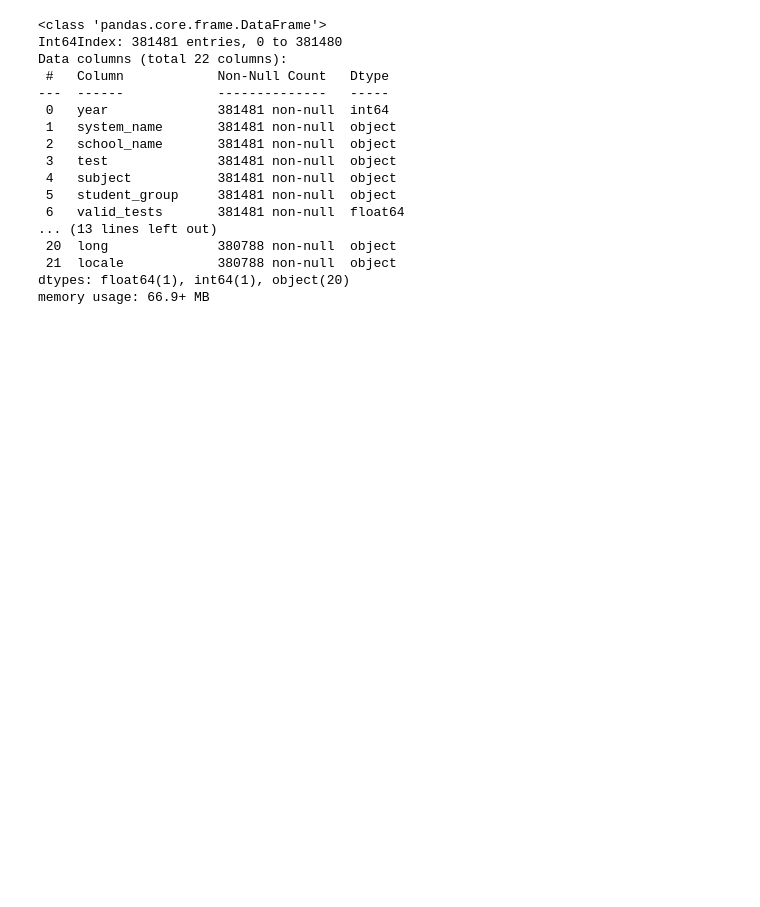
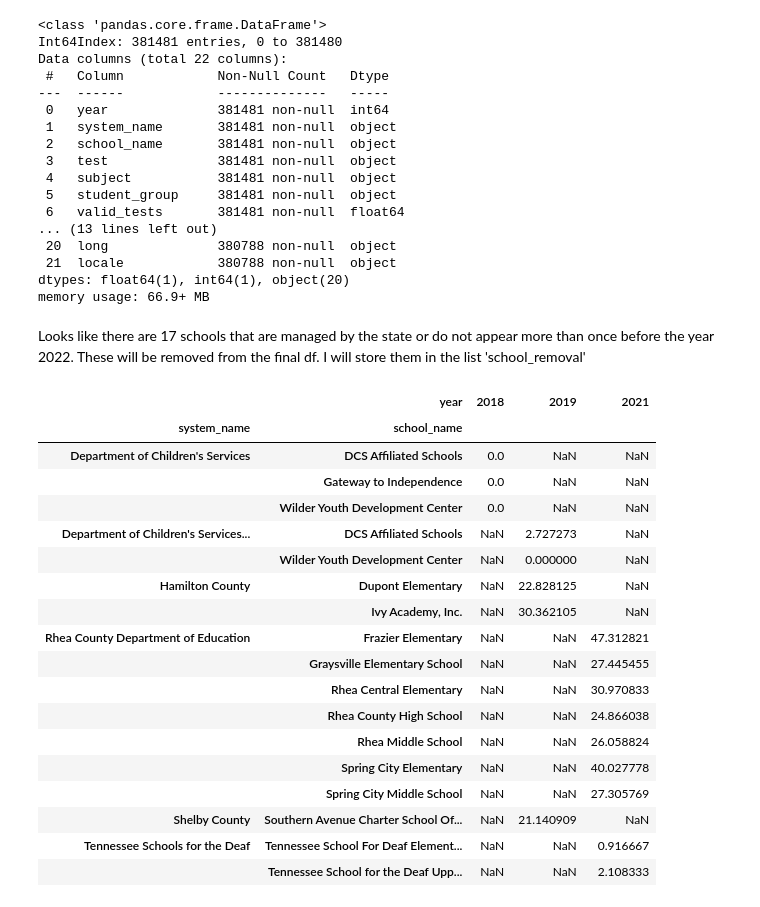
Before and after one commit to Claytor/Capstone_TN_COVID_School_Achievement_Impact, a Jupyter notebook: notebooks/school_assessments_join.ipynb, the cells around one changed output. Cells and saved outputs as stored; diff of their text form; code cells hidden in the pictures; blank space fills up the shorter version.

Commit message:
Found the unmatched schools

```diff
--- a/notebooks/school_assessments_join.ipynb
+++ b/notebooks/school_assessments_join.ipynb
@@ -350,3 +363,41 @@ Data columns (total 22 columns):
  21  locale            380788 non-null  object
 dtypes: float64(1), int64(1), object(20)
 memory usage: 66.9+ MB
+# %% [markdown]
+Looks like there are 17 schools that are managed by the state or do not appear more than once before the year 2022.  These will be removed from the final df.  I will store them in the list 'school_removal'
+# %%
+# Replacing nan values with 0
+
+#looking at NaN values
+nan_merge = assessments[assessments.isna().any(axis=1)]
+nan_merge = nan_merge[['year', 'system_name', 'school_name', 'pct_met_exceeded']]
+nan_merge['pct_met_exceeded'] = nan_merge['pct_met_exceeded'].replace('**', '0')
+nan_merge['pct_met_exceeded'] = nan_merge['pct_met_exceeded'].fillna('0')
+nan_merge['pct_met_exceeded'] = nan_merge['pct_met_exceeded'].apply(pd.to_numeric)
+
+pivot = pd.pivot_table(nan_merge,
+                       values = 'pct_met_exceeded',
+                       index = ['system_name', 'school_name'],
+                       columns = 'year',
+                       aggfunc = np.average)
+pivot
+# %% [output]
+|  | year | 2018 | 2019 | 2021 |
+| system_name | school_name |  |  |  |
+| Department of Children's Services | DCS Affiliated Schools | 0.0 | NaN | NaN |
+|  | Gateway to Independence | 0.0 | NaN | NaN |
+|  | Wilder Youth Development Center | 0.0 | NaN | NaN |
+| Department of Children's Services... | DCS Affiliated Schools | NaN | 2.727273 | NaN |
+|  | Wilder Youth Development Center | NaN | 0.000000 | NaN |
+| Hamilton County | Dupont Elementary | NaN | 22.828125 | NaN |
+|  | Ivy Academy, Inc. | NaN | 30.362105 | NaN |
+| Rhea County Department of Education | Frazier Elementary | NaN | NaN | 47.312821 |
+|  | Graysville Elementary School | NaN | NaN | 27.445455 |
+|  | Rhea Central Elementary | NaN | NaN | 30.970833 |
+|  | Rhea County High School | NaN | NaN | 24.866038 |
+|  | Rhea Middle School | NaN | NaN | 26.058824 |
+|  | Spring City Elementary | NaN | NaN | 40.027778 |
+|  | Spring City Middle School | NaN | NaN | 27.305769 |
+| Shelby County | Southern Avenue Charter School Of... | NaN | 21.140909 | NaN |
+| Tennessee Schools for the Deaf | Tennessee School For Deaf Element... | NaN | NaN | 0.916667 |
+|  | Tennessee School for the Deaf Upp... | NaN | NaN | 2.108333 |
```
Also changed, not shown: parts of 5 cells of this notebook.
